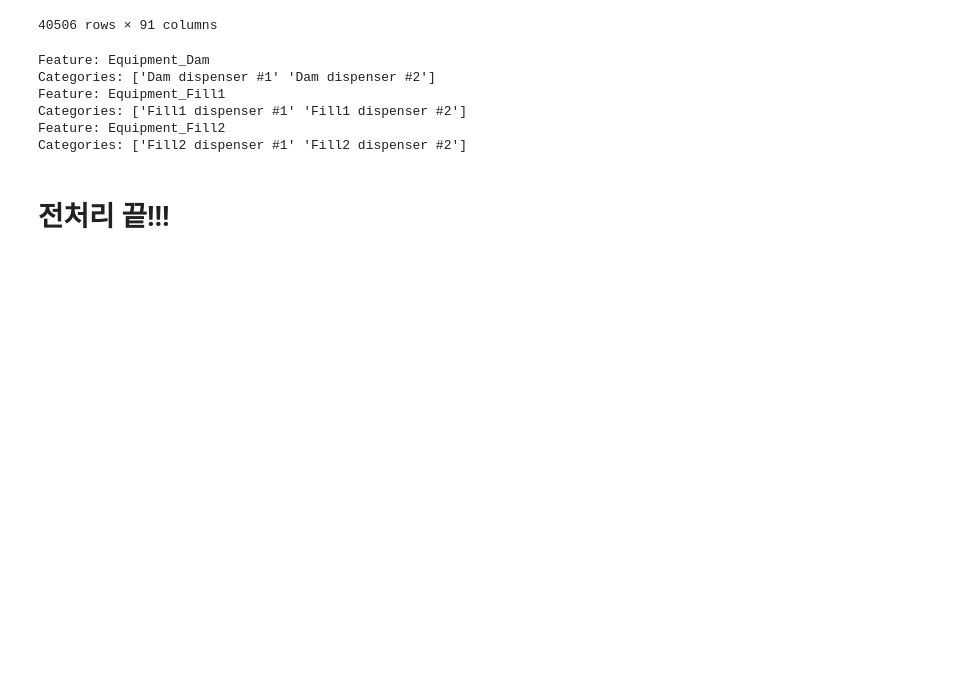
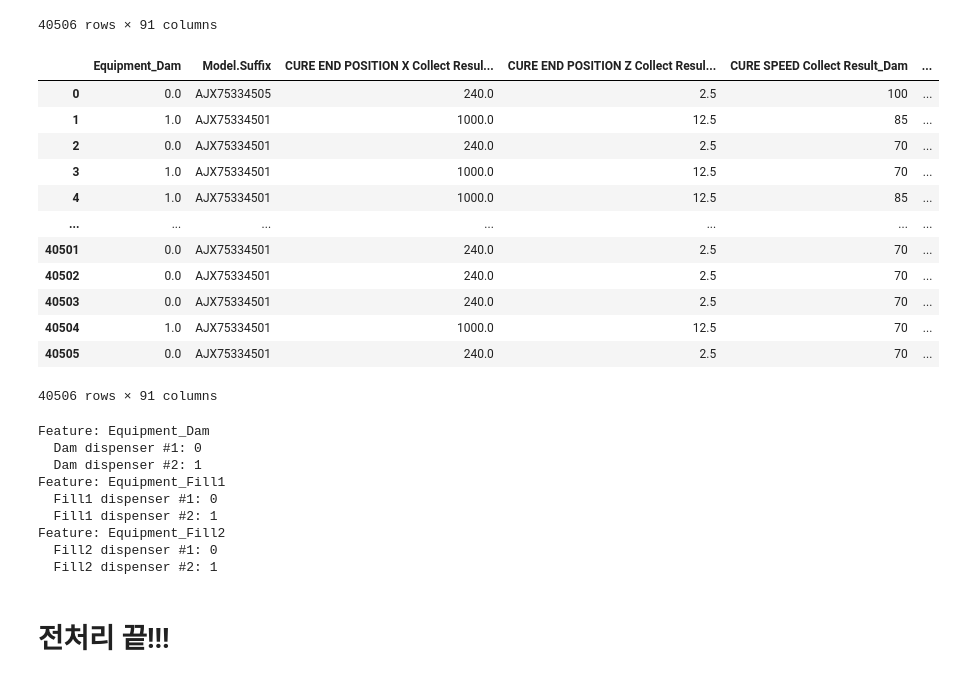
Before and after one commit to moool01/LGAIMERS5th, a Jupyter notebook: code.ipynb, the cells around one changed output. Drawn from its saved outputs; the diff is of its cells as text; code cells hidden in the pictures; blank space fills up the shorter version.

```diff
--- a/code.ipynb
+++ b/code.ipynb
@@ -833,40 +833,50 @@ train_data
 # %%
 from sklearn.preprocessing import LabelEncoder
 from sklearn.compose import make_column_transformer
 from sklearn.preprocessing import OrdinalEncoder
 from sklearn.pipeline import Pipeline
 
 # 범주형 열을 선택하여 인코딩 수행
 categorical_features = ['Equipment_Dam', 'Equipment_Fill1', 'Equipment_Fill2']
 
-preprocessor = make_column_transformer(
-    (OrdinalEncoder(), categorical_features),
-    remainder='passthrough'  # 나머지 열은 그대로 유지
-)
-df_transformed = preprocessor.fit_transform(train_data)
+# OrdinalEncoder 인스턴스 생성
+encoder = OrdinalEncoder()
 
-other_columns = [col for col in train_data.columns if col not in categorical_features]
+# 범주형 열에 대해서만 인코딩 수행
+train_data[categorical_features] = encoder.fit_transform(train_data[categorical_features])
 
-# 열 이름 설정
-all_columns = categorical_features + other_columns
-
-# 변환된 데이터를 DataFrame으로 변환
-train_data = pd.DataFrame(df_transformed, columns=all_columns)
+# 인코딩된 데이터프레임 확인
+train_data
+# %% [output]
+|  | Equipment_Dam | Model.Suffix | CURE END POSITION X Collect Resul... | CURE END POSITION Z Collect Resul... | CURE SPEED Collect Result_Dam | ... |
+| 0 | 0.0 | AJX75334505 | 240.0 | 2.5 | 100 | ... |
+| 1 | 1.0 | AJX75334501 | 1000.0 | 12.5 | 85 | ... |
+| 2 | 0.0 | AJX75334501 | 240.0 | 2.5 | 70 | ... |
+| 3 | 1.0 | AJX75334501 | 1000.0 | 12.5 | 70 | ... |
+| 4 | 1.0 | AJX75334501 | 1000.0 | 12.5 | 85 | ... |
+| ... | ... | ... | ... | ... | ... | ... |
+| 40501 | 0.0 | AJX75334501 | 240.0 | 2.5 | 70 | ... |
+| 40502 | 0.0 | AJX75334501 | 240.0 | 2.5 | 70 | ... |
+| 40503 | 0.0 | AJX75334501 | 240.0 | 2.5 | 70 | ... |
+| 40504 | 1.0 | AJX75334501 | 1000.0 | 12.5 | 70 | ... |
+| 40505 | 0.0 | AJX75334501 | 240.0 | 2.5 | 70 | ... |
+40506 rows × 91 columns
 # %%
-# OrdinalEncoder 객체 가져오기
-ordinal_encoder = preprocessor.named_transformers_['ordinalencoder']
-
-# 인코딩 매핑 출력
-for feature, categories in zip(categorical_features, ordinal_encoder.categories_):
+# 각 범주에 대한 인코딩 값 확인
+for feature, categories in zip(categorical_features, encoder.categories_):
     print(f"Feature: {feature}")
-    print(f"Categories: {categories}")
+    for category, index in zip(categories, range(len(categories))):
+        print(f"  {category}: {index}")
 # %% [output]
 Feature: Equipment_Dam
-Categories: ['Dam dispenser #1' 'Dam dispenser #2']
+  Dam dispenser #1: 0
+  Dam dispenser #2: 1
 Feature: Equipment_Fill1
-Categories: ['Fill1 dispenser #1' 'Fill1 dispenser #2']
+  Fill1 dispenser #1: 0
+  Fill1 dispenser #2: 1
 Feature: Equipment_Fill2
-Categories: ['Fill2 dispenser #1' 'Fill2 dispenser #2']
+  Fill2 dispenser #1: 0
+  Fill2 dispenser #2: 1
 # %%
 columns_to_drop = [
     'Model.Suffix', 'Chamber Temp. Judge Value_AutoClave']
```
Also changed, not shown: parts of 26 cells of this notebook, 1 other file.
